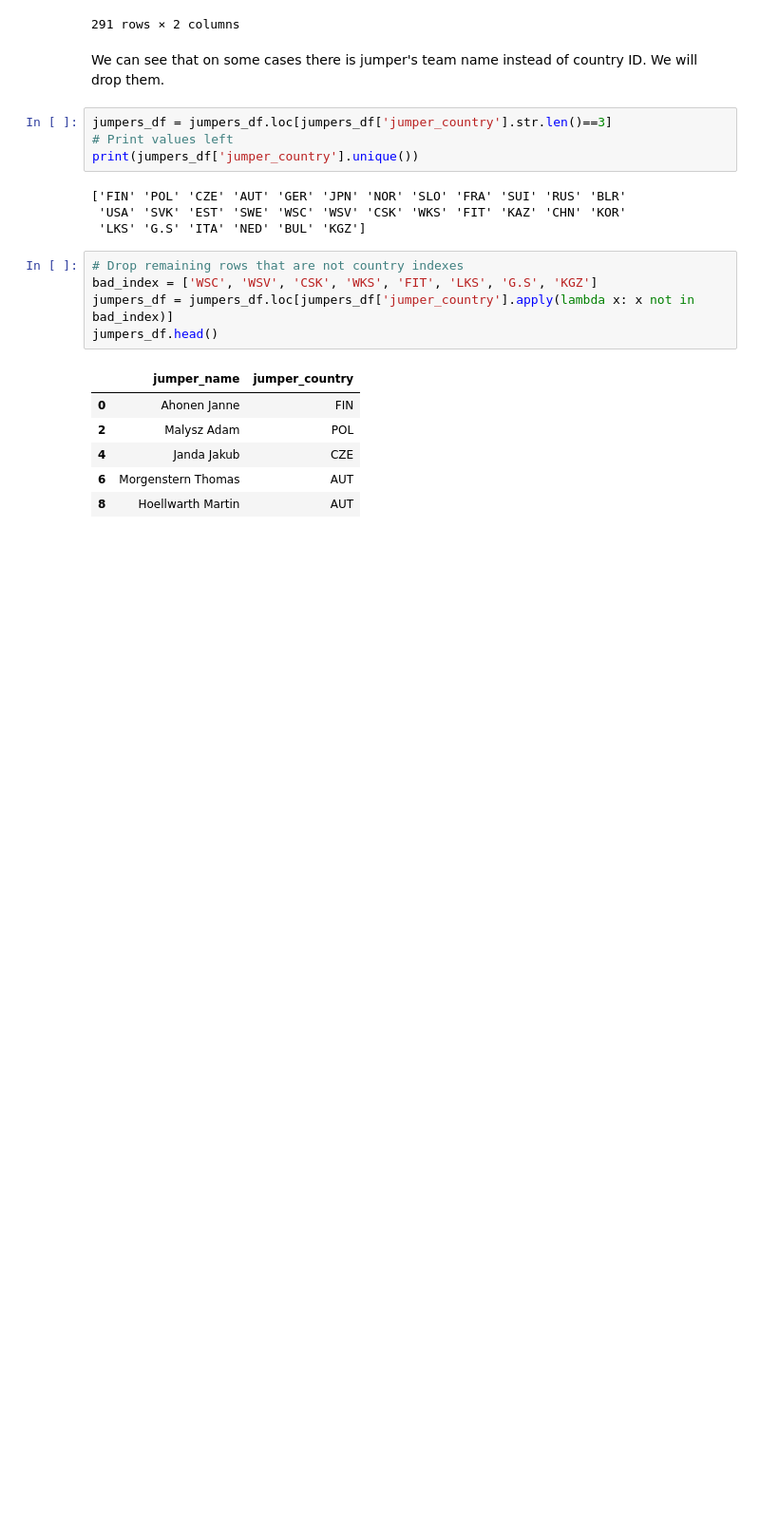
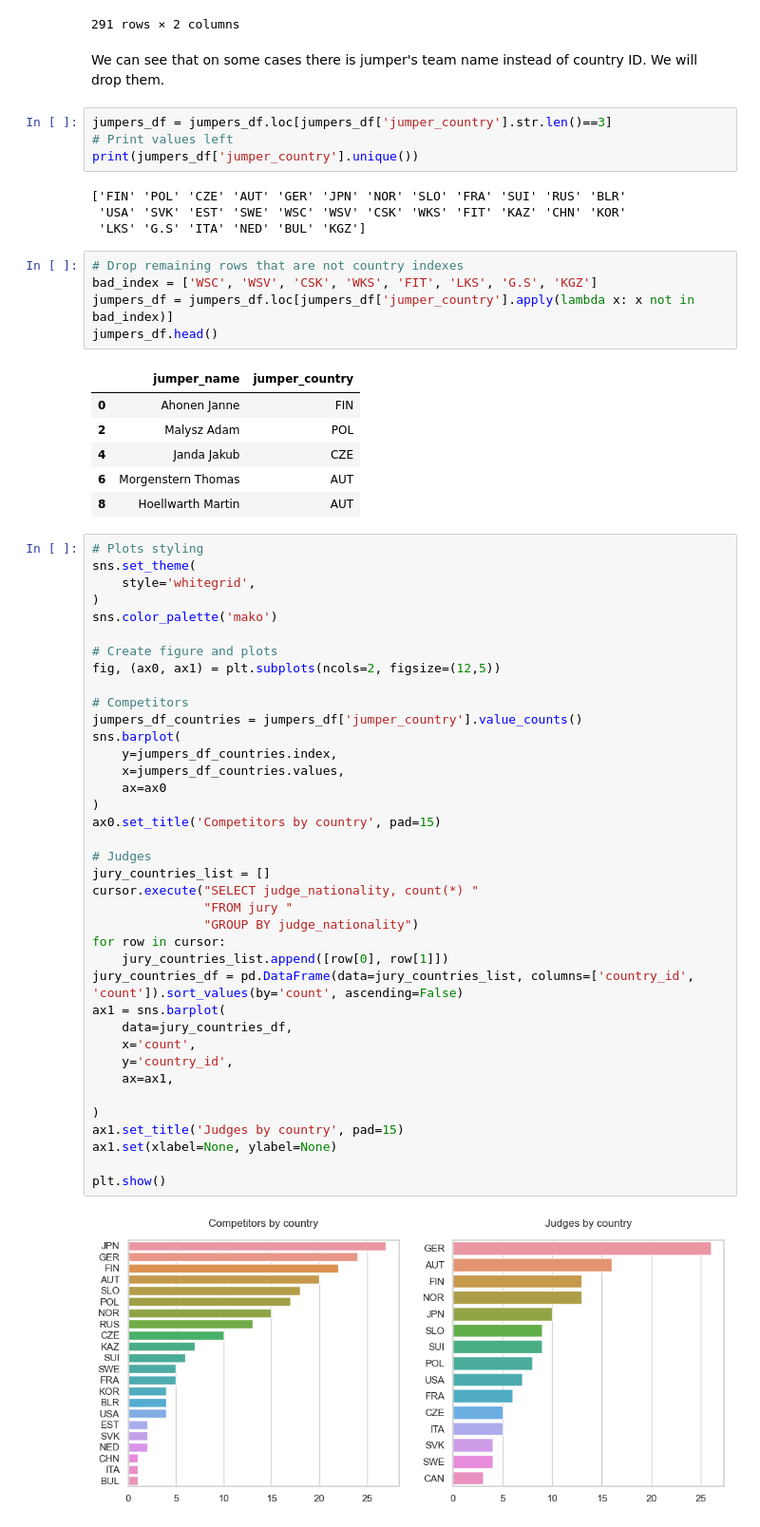
Before and after one commit to vroobelle93/02_ski_jumping, a Jupyter notebook: 02_ski_jumping.ipynb, the cells around one changed output. Shown: that part at 95% size. Drawn from its saved outputs; the diff is of its cells as text; blank space fills up the shorter version.

Commit message:
First plots

```diff
--- a/02_ski_jumping.ipynb
+++ b/02_ski_jumping.ipynb
@@ -398,3 +401,43 @@ jumpers_df.head()
 | 4 | Janda Jakub | CZE |
 | 6 | Morgenstern Thomas | AUT |
 | 8 | Hoellwarth Martin | AUT |
+# %%
+# Plots styling
+sns.set_theme(
+    style='whitegrid',
+)
+sns.color_palette('mako')
+
+# Create figure and plots
+fig, (ax0, ax1) = plt.subplots(ncols=2, figsize=(12,5))
+
+# Competitors
+jumpers_df_countries = jumpers_df['jumper_country'].value_counts()
+sns.barplot(
+    y=jumpers_df_countries.index,
+    x=jumpers_df_countries.values,
+    ax=ax0
+)
+ax0.set_title('Competitors by country', pad=15)
+
+# Judges
+jury_countries_list = []
+cursor.execute("SELECT judge_nationality, count(*) "
+               "FROM jury "
+               "GROUP BY judge_nationality")
+for row in cursor:
+    jury_countries_list.append([row[0], row[1]])
+jury_countries_df = pd.DataFrame(data=jury_countries_list, columns=['country_id', 'count']).sort_values(by='count', ascending=False)
+ax1 = sns.barplot(
+    data=jury_countries_df,
+    x='count',
+    y='country_id',
+    ax=ax1,
+
+)
+ax1.set_title('Judges by country', pad=15)
+ax1.set(xlabel=None, ylabel=None)
+
+plt.show()
+# %% [output]
+[figure, added]
```
Also changed, not shown: parts of 5 cells of this notebook, 1 other file.
